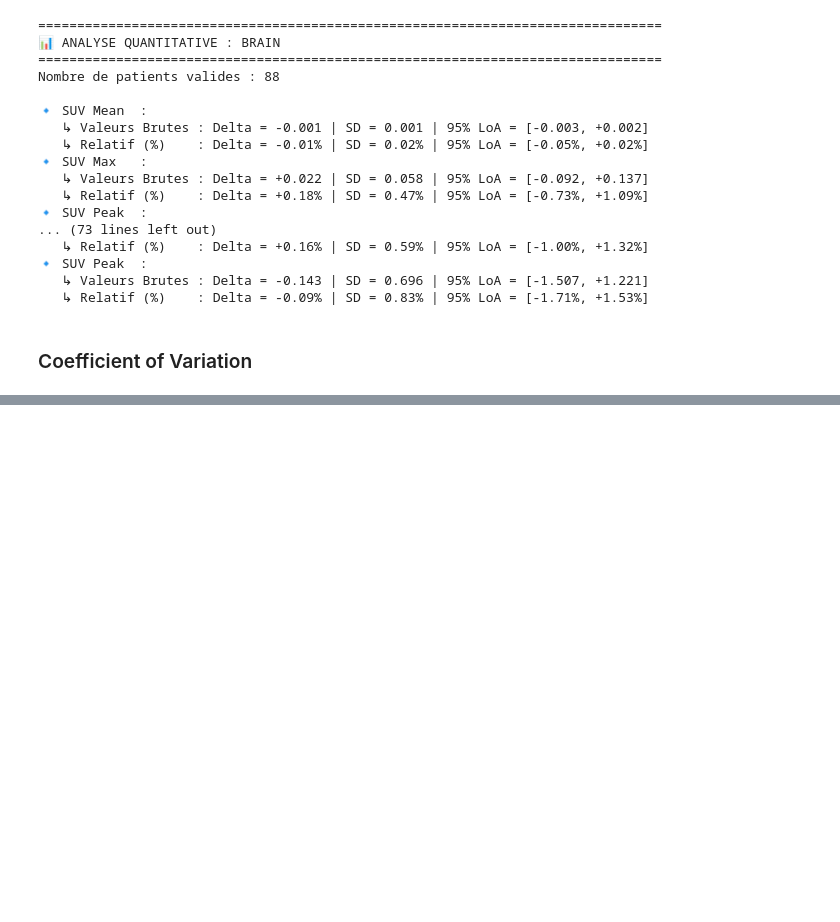
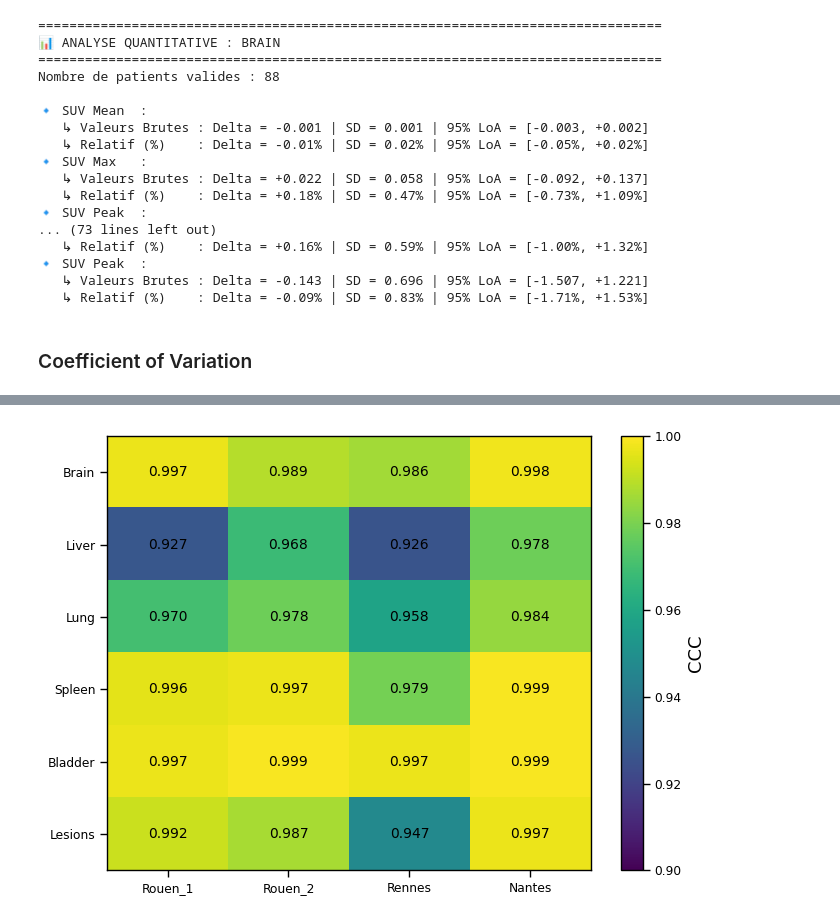
Before and after one commit to Arksyd96/federated-pet-harmonization, a Jupyter notebook: notebooks/pet_earl_translation_evaluation.ipynb, the cells around one changed output, grey strips where cells are left out. Saved outputs shown, nothing was run; the diff lists cells and outputs as text; code cells hidden in the pictures; blank space fills up the shorter version.

```diff
--- a/notebooks/pet_earl_translation_evaluation.ipynb
+++ b/notebooks/pet_earl_translation_evaluation.ipynb
@@ -1749,0 +3057,45 @@ Name: Robust_COV, dtype: float64
+# %%
+import pandas as pd
+import matplotlib.pyplot as plt
+
+df = pd.DataFrame({
+    "Rouen_1":[0.997,0.927,0.970,0.996,0.997,0.992],
+    "Rouen_2":[0.989,0.968,0.978,0.997,0.999,0.987],
+    "Rennes":[0.986,0.926,0.958,0.979,0.997,0.947],
+    "Nantes":[0.998,0.978,0.984,0.999,0.999,0.997]
+},
+index=["Brain","Liver","Lung","Spleen","Bladder","Lesions"])
+
+fig, ax = plt.subplots(figsize=(7,5))
+
+im = ax.imshow(
+    df,
+    aspect="auto",
+    vmin=0.90,
+    vmax=1.00
+)
+
+ax.set_xticks(range(len(df.columns)))
+ax.set_xticklabels(df.columns)
+
+ax.set_yticks(range(len(df.index)))
+ax.set_yticklabels(df.index)
+
+for i in range(df.shape[0]):
+    for j in range(df.shape[1]):
+        ax.text(
+            j,
+            i,
+            f"{df.iloc[i,j]:.3f}",
+            ha="center",
+            va="center",
+            fontsize=10
+        )
+
+cbar = plt.colorbar(im)
+cbar.set_label("CCC")
+
+plt.tight_layout()
+plt.show()
+# %% [output]
+[figure, added]
```
Also changed, not shown: parts of 30 cells of this notebook.
